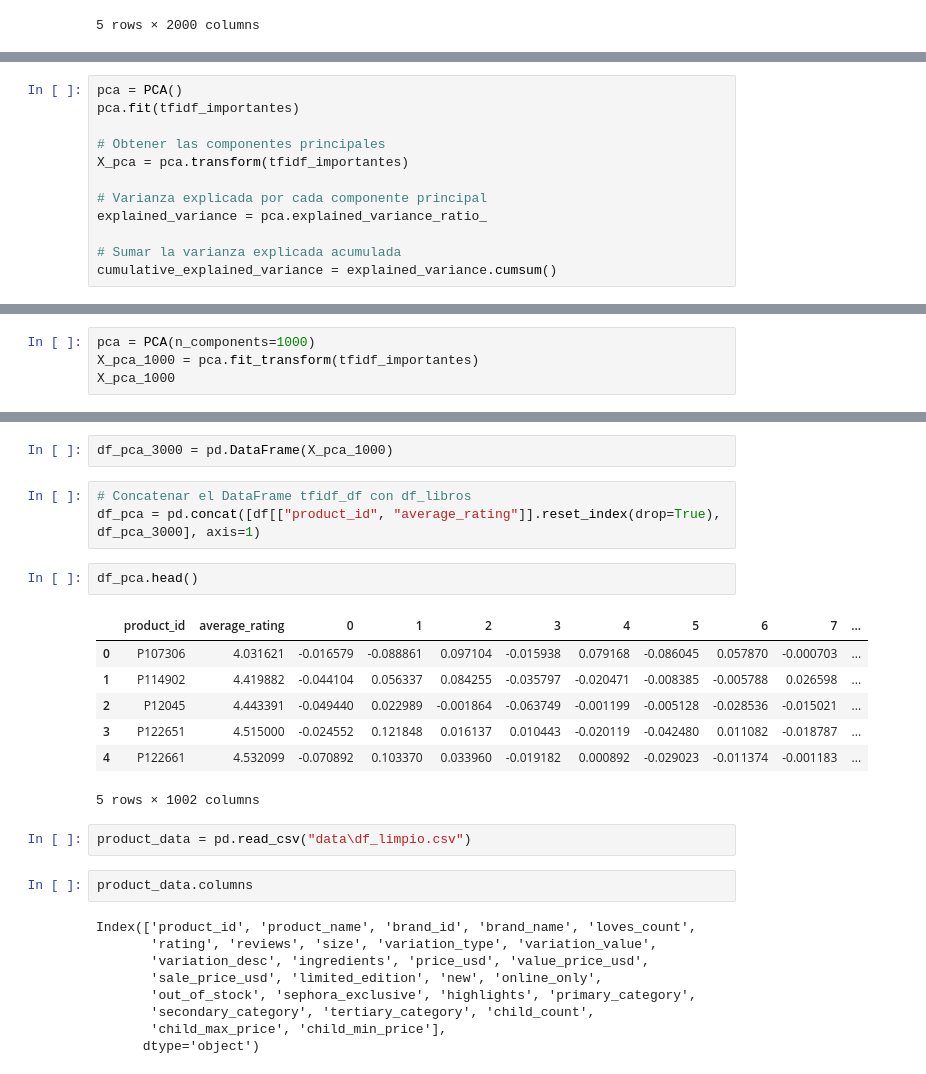
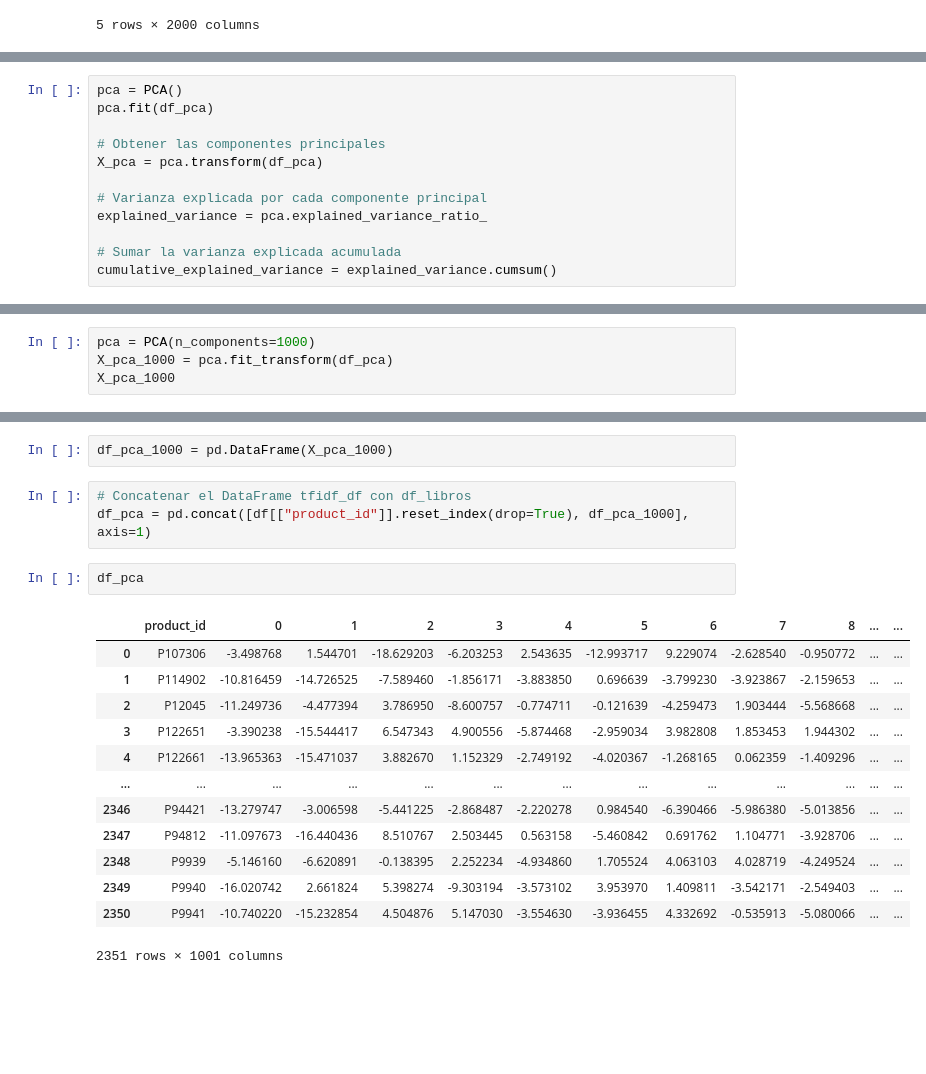
Before and after one commit to clarapinasco/Sistema_de_recomendacion_Sephora, a Jupyter notebook: nlp.ipynb, the cells around one changed output, grey strips where cells are left out. Cells and saved outputs as stored; diff of their text form; blank space fills up the shorter version.

```diff
--- a/nlp.ipynb
+++ b/nlp.ipynb
@@ -208,9 +263,9 @@ df_combined.head()
 # %%
 pca = PCA()
-pca.fit(tfidf_importantes)
+pca.fit(df_pca)
 
 # Obtener las componentes principales
-X_pca = pca.transform(tfidf_importantes)
+X_pca = pca.transform(df_pca)
 
 # Varianza explicada por cada componente principal
 explained_variance = pca.explained_variance_ratio_
@@ -232,5 +285,5 @@ Vamos a quedarnos con 3000
 # %%
 pca = PCA(n_components=1000)
-X_pca_1000 = pca.fit_transform(tfidf_importantes)
+X_pca_1000 = pca.fit_transform(df_pca)
 X_pca_1000
 # %% [output]
@@ -250,28 +303,21 @@ array([[-1.65786881e-02, -8.88606030e-02,  9.71042720e-02, ...,
 # %%
-df_pca_3000 = pd.DataFrame(X_pca_1000)
+df_pca_1000 = pd.DataFrame(X_pca_1000)
 # %%
 # Concatenar el DataFrame tfidf_df con df_libros
-df_pca = pd.concat([df[["product_id", "average_rating"]].reset_index(drop=True), df_pca_3000], axis=1)
+df_pca = pd.concat([df[["product_id"]].reset_index(drop=True), df_pca_1000], axis=1)
 # %%
-df_pca.head()
+df_pca
 # %% [output]
-|  | product_id | average_rating | 0 | 1 | 2 | 3 | 4 | 5 | 6 | 7 | ... |
-| 0 | P107306 | 4.031621 | -0.016579 | -0.088861 | 0.097104 | -0.015938 | 0.079168 | -0.086045 | 0.057870 | -0.000703 | ... |
-| 1 | P114902 | 4.419882 | -0.044104 | 0.056337 | 0.084255 | -0.035797 | -0.020471 | -0.008385 | -0.005788 | 0.026598 | ... |
-| 2 | P12045 | 4.443391 | -0.049440 | 0.022989 | -0.001864 | -0.063749 | -0.001199 | -0.005128 | -0.028536 | -0.015021 | ... |
-| 3 | P122651 | 4.515000 | -0.024552 | 0.121848 | 0.016137 | 0.010443 | -0.020119 | -0.042480 | 0.011082 | -0.018787 | ... |
-| 4 | P122661 | 4.532099 | -0.070892 | 0.103370 | 0.033960 | -0.019182 | 0.000892 | -0.029023 | -0.011374 | -0.001183 | ... |
+|  | product_id | 0 | 1 | 2 | 3 | 4 | 5 | 6 | 7 | 8 | ... | ... |
+| 0 | P107306 | -3.498768 | 1.544701 | -18.629203 | -6.203253 | 2.543635 | -12.993717 | 9.229074 | -2.628540 | -0.950772 | ... | ... |
+| 1 | P114902 | -10.816459 | -14.726525 | -7.589460 | -1.856171 | -3.883850 | 0.696639 | -3.799230 | -3.923867 | -2.159653 | ... | ... |
+| 2 | P12045 | -11.249736 | -4.477394 | 3.786950 | -8.600757 | -0.774711 | -0.121639 | -4.259473 | 1.903444 | -5.568668 | ... | ... |
+| 3 | P122651 | -3.390238 | -15.544417 | 6.547343 | 4.900556 | -5.874468 | -2.959034 | 3.982808 | 1.853453 | 1.944302 | ... | ... |
+| 4 | P122661 | -13.965363 | -15.471037 | 3.882670 | 1.152329 | -2.749192 | -4.020367 | -1.268165 | 0.062359 | -1.409296 | ... | ... |
+| ... | ... | ... | ... | ... | ... | ... | ... | ... | ... | ... | ... | ... |
+| 2346 | P94421 | -13.279747 | -3.006598 | -5.441225 | -2.868487 | -2.220278 | 0.984540 | -6.390466 | -5.986380 | -5.013856 | ... | ... |
+| 2347 | P94812 | -11.097673 | -16.440436 | 8.510767 | 2.503445 | 0.563158 | -5.460842 | 0.691762 | 1.104771 | -3.928706 | ... | ... |
+| 2348 | P9939 | -5.146160 | -6.620891 | -0.138395 | 2.252234 | -4.934860 | 1.705524 | 4.063103 | 4.028719 | -4.249524 | ... | ... |
+| 2349 | P9940 | -16.020742 | 2.661824 | 5.398274 | -9.303194 | -3.573102 | 3.953970 | 1.409811 | -3.542171 | -2.549403 | ... | ... |
+| 2350 | P9941 | -10.740220 | -15.232854 | 4.504876 | 5.147030 | -3.554630 | -3.936455 | 4.332692 | -0.535913 | -5.080066 | ... | ... |
-5 rows × 1002 columns
+2351 rows × 1001 columns
-# %%
-product_data = pd.read_csv("data\df_limpio.csv")
-# %%
-product_data.columns
-# %% [output]
-Index(['product_id', 'product_name', 'brand_id', 'brand_name', 'loves_count',
-       'rating', 'reviews', 'size', 'variation_type', 'variation_value',
-       'variation_desc', 'ingredients', 'price_usd', 'value_price_usd',
-       'sale_price_usd', 'limited_edition', 'new', 'online_only',
-       'out_of_stock', 'sephora_exclusive', 'highlights', 'primary_category',
-       'secondary_category', 'tertiary_category', 'child_count',
-       'child_max_price', 'child_min_price'],
-      dtype='object')
```
Also changed, not shown: parts of 14 cells of this notebook, 1 other file.
